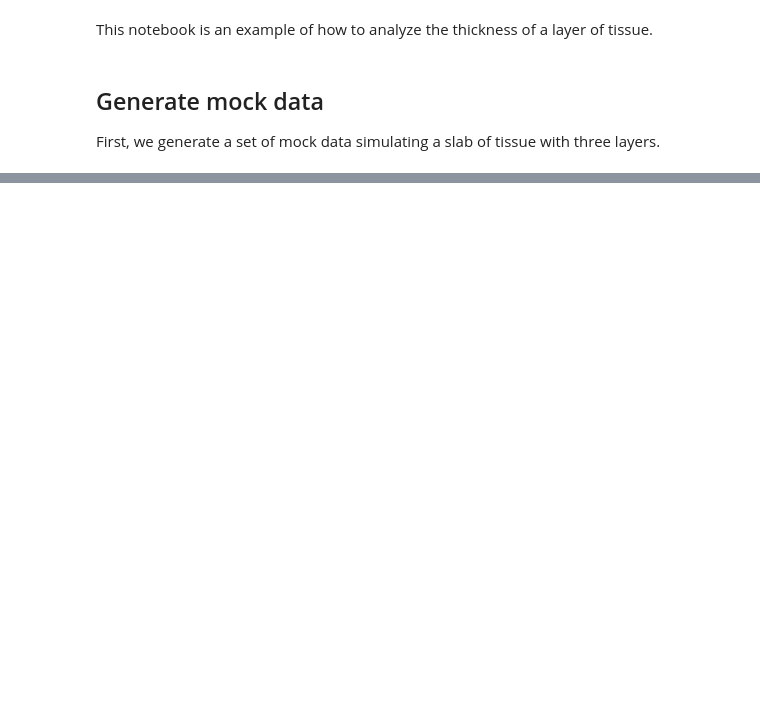
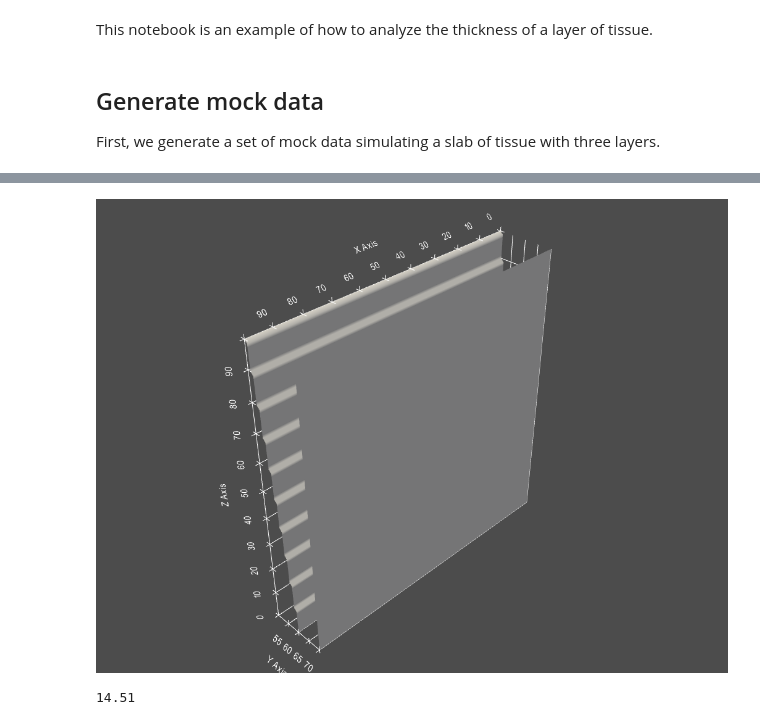
Before and after one commit to kevinyamauchi/morphologyanalaysis, a Jupyter notebook: examples/thickness analysis.ipynb, the cells around one changed output, grey strips where cells are left out. Saved outputs shown, nothing was run; the diff lists cells and outputs as text; code cells hidden in the pictures; blank space fills up the shorter version.

```diff
--- a/examples/thickness analysis.ipynb
+++ b/examples/thickness analysis.ipynb
@@ -55,24 +56,3 @@ edge_labels = mock_image.copy()
 edge_labels[edge_im == 0] = 0
 
 viewer.add_labels(edge_labels, color=colors);
-# %%
-from skimage.segmentation import find_boundaries
-# find an interface
-
-def find_interface(label_im, interface_label, neighbor_label, background_label=0):
-
-    interface_im = np.zeros_like(label_im)
-
-    # make image of just the labels of interest
-    interface_im[label_im == interface_label] = interface_label
-    interface_im[label_im == neighbor_label] = neighbor_label
-
-    # find boundaries
-    boundary_im = find_boundaries(interface_im, mode='inner', background=background_label)
-
-
-    # mask out the neighbor label
-    boundary_im[interface_im == neighbor_label] = background_label
-
-
-    return interface_im
@@ -88,0 +113,8 @@ viewer.add_labels(interface_mask)
+# %%
+p = pv.Plotter()
+p.add_mesh(surf_top, smooth_shading=True)
+p.add_mesh(surf_bot, smooth_shading=True)
+p.show_grid()
+p.show();
+# %% [output]
+[figure, added]
@@ -88,0 +124,17 @@ viewer.add_labels(interface_mask)
+# %%
+surf_bot_n["distances"] = np.empty(surf_bot.n_points)
+for i in range(surf_bot_n.n_points):
+    p = surf_bot_n.points[i]
+    vec = surf_bot_n["Normals"][i] * surf_bot_n.length
+    p0 = p - vec
+    p1 = p + vec
+    ip, ic = surf_top.ray_trace(p0, p1, first_point=True)
+    dist = np.sqrt(np.sum((ip - p)**2))
+    surf_bot_n["distances"][i] = dist
+
+# Replace zeros with nans
+mask = surf_bot_n["distances"] == 0
+surf_bot_n["distances"][mask] = np.nan
+np.nanmean(surf_bot_n["distances"])
+# %% [output]
+14.51
```
Also changed, not shown: parts of 11 cells of this notebook, 1 other file.
